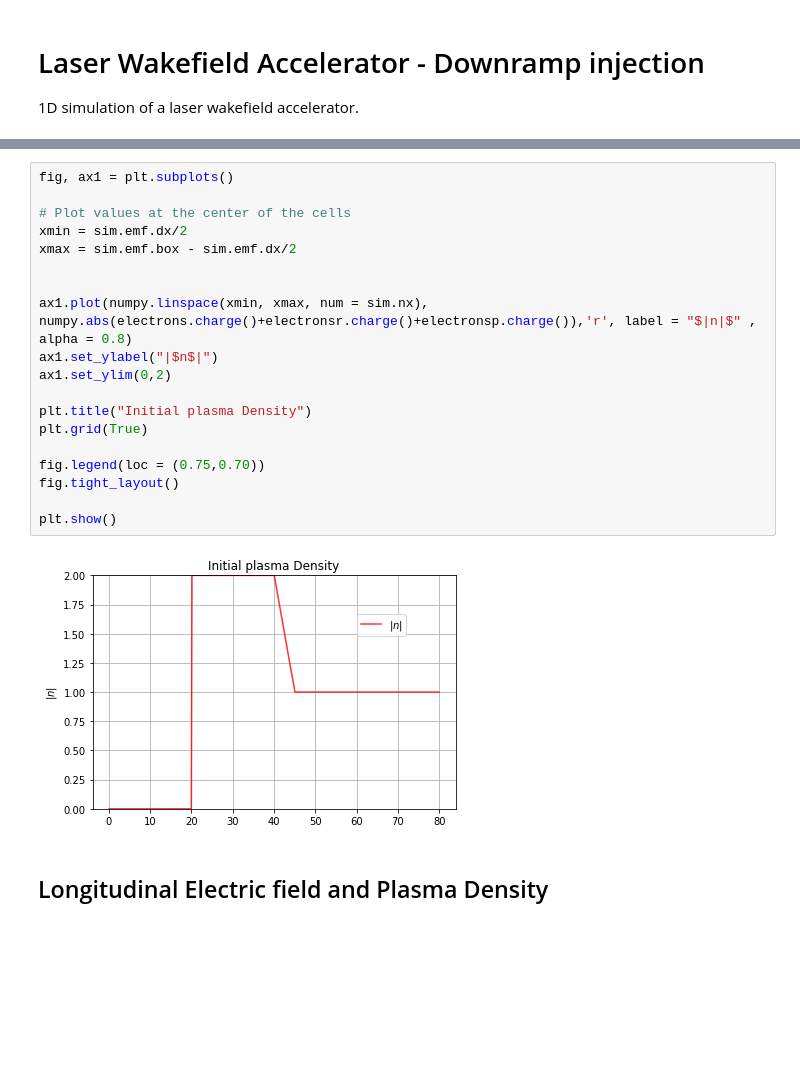
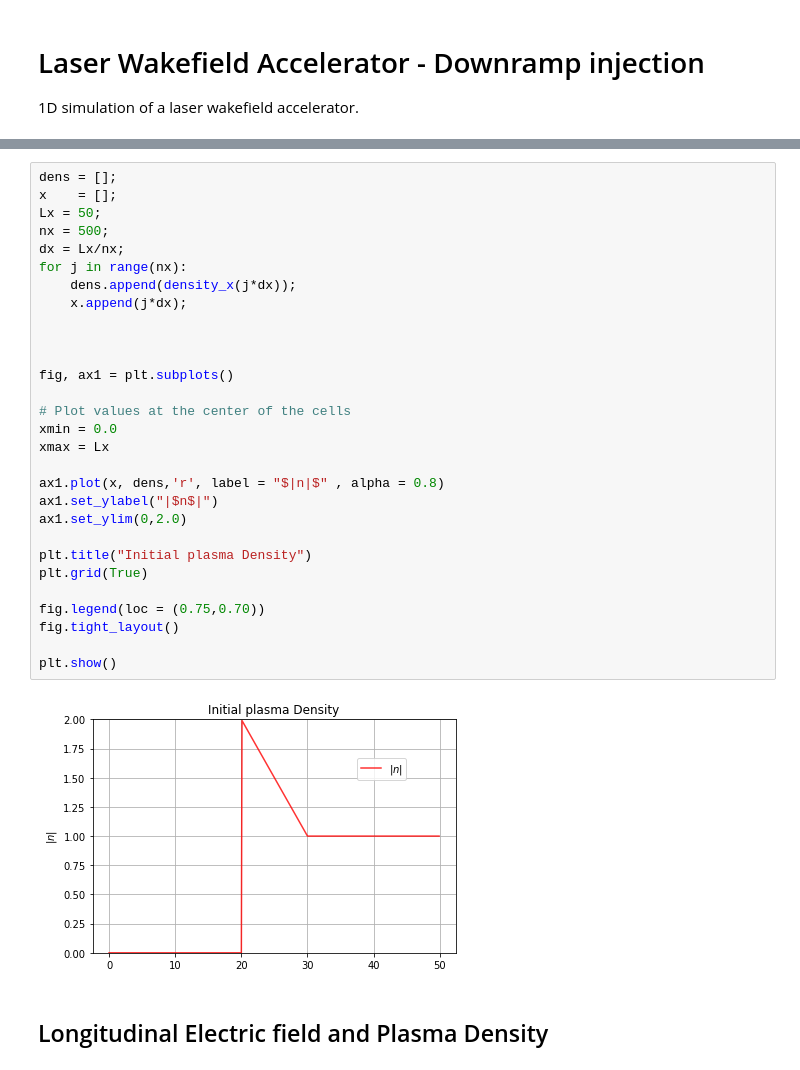
Before and after one commit to ricardo-fonseca/zpic, a Jupyter notebook: doc/laserlab/LWFA_1D-DownRamp.ipynb, the cells around one changed output, grey strips where cells are left out. Saved outputs shown, nothing was run; the diff lists cells and outputs as text; blank space fills up the shorter version.

Commit message:
Updates Downramp notebook
* Now uses the “custom” density profile

```diff
--- a/doc/laserlab/LWFA_1D-DownRamp.ipynb
+++ b/doc/laserlab/LWFA_1D-DownRamp.ipynb
@@ -59,24 +62,34 @@ Done.
 # %%
+dens = [];
+x    = [];
+Lx = 50;
+nx = 500;
+dx = Lx/nx;
+for j in range(nx):
+    dens.append(density_x(j*dx));
+    x.append(j*dx);
+
+
+
 fig, ax1 = plt.subplots()
 
 # Plot values at the center of the cells
-xmin = sim.emf.dx/2
-xmax = sim.emf.box - sim.emf.dx/2
+xmin = 0.0
+xmax = Lx
 
-
-ax1.plot(numpy.linspace(xmin, xmax, num = sim.nx), numpy.abs(electrons.charge()+electronsr.charge()+electronsp.charge()),'r', label = "$|n|$" , alpha = 0.8)
+ax1.plot(x, dens,'r', label = "$|n|$" , alpha = 0.8)
 ax1.set_ylabel("|$n$|")
-ax1.set_ylim(0,2)
+ax1.set_ylim(0,2.0)
 
 plt.title("Initial plasma Density")
 plt.grid(True)
 
 fig.legend(loc = (0.75,0.70))
 fig.tight_layout()
 
 plt.show()
 # %% [output]
-[figure, old version]
+[figure, new version]
 # %% [markdown]
 ## Longitudinal Electric field and Plasma Density
 # %%
```
Also changed, not shown: parts of 4 cells of this notebook.
